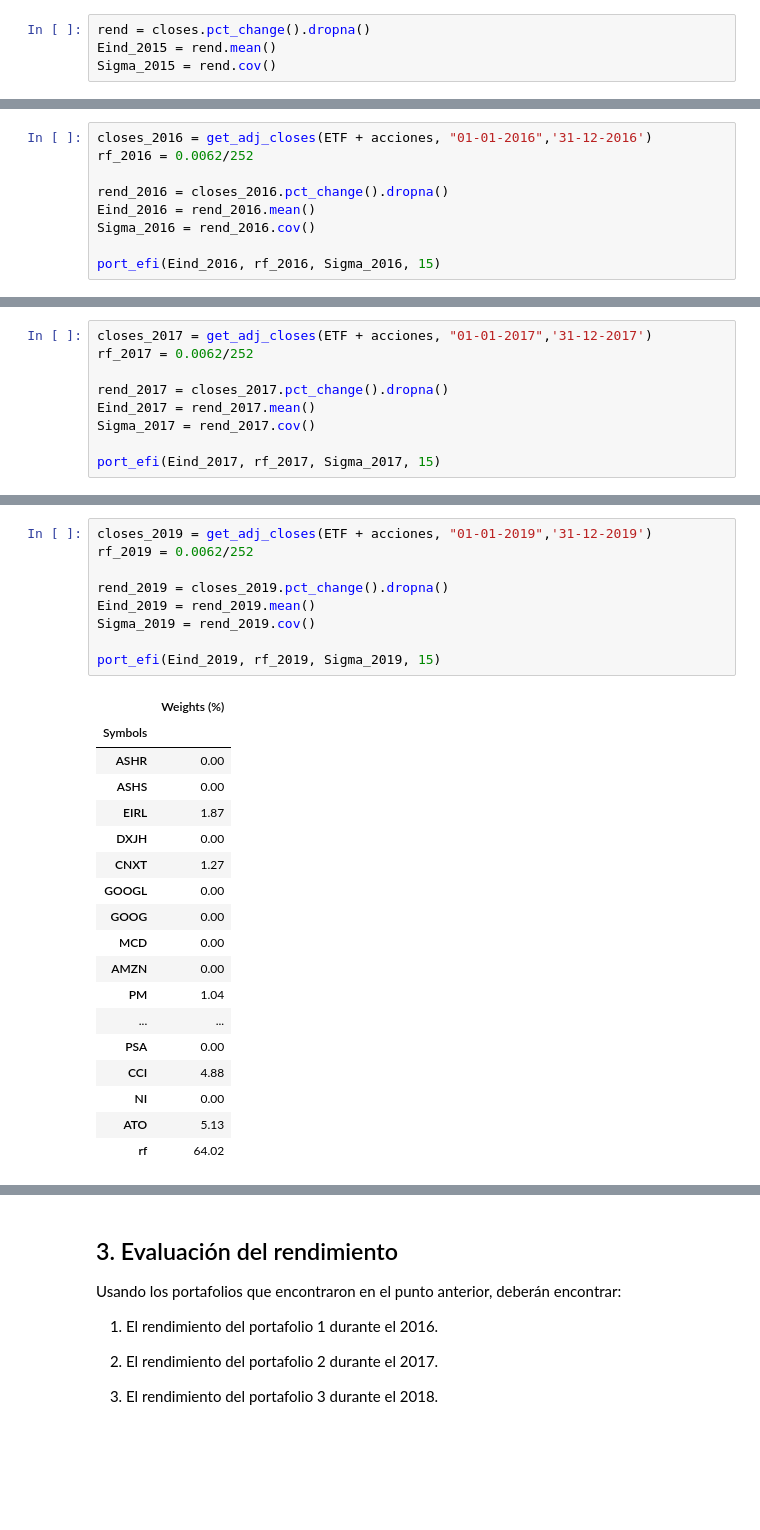
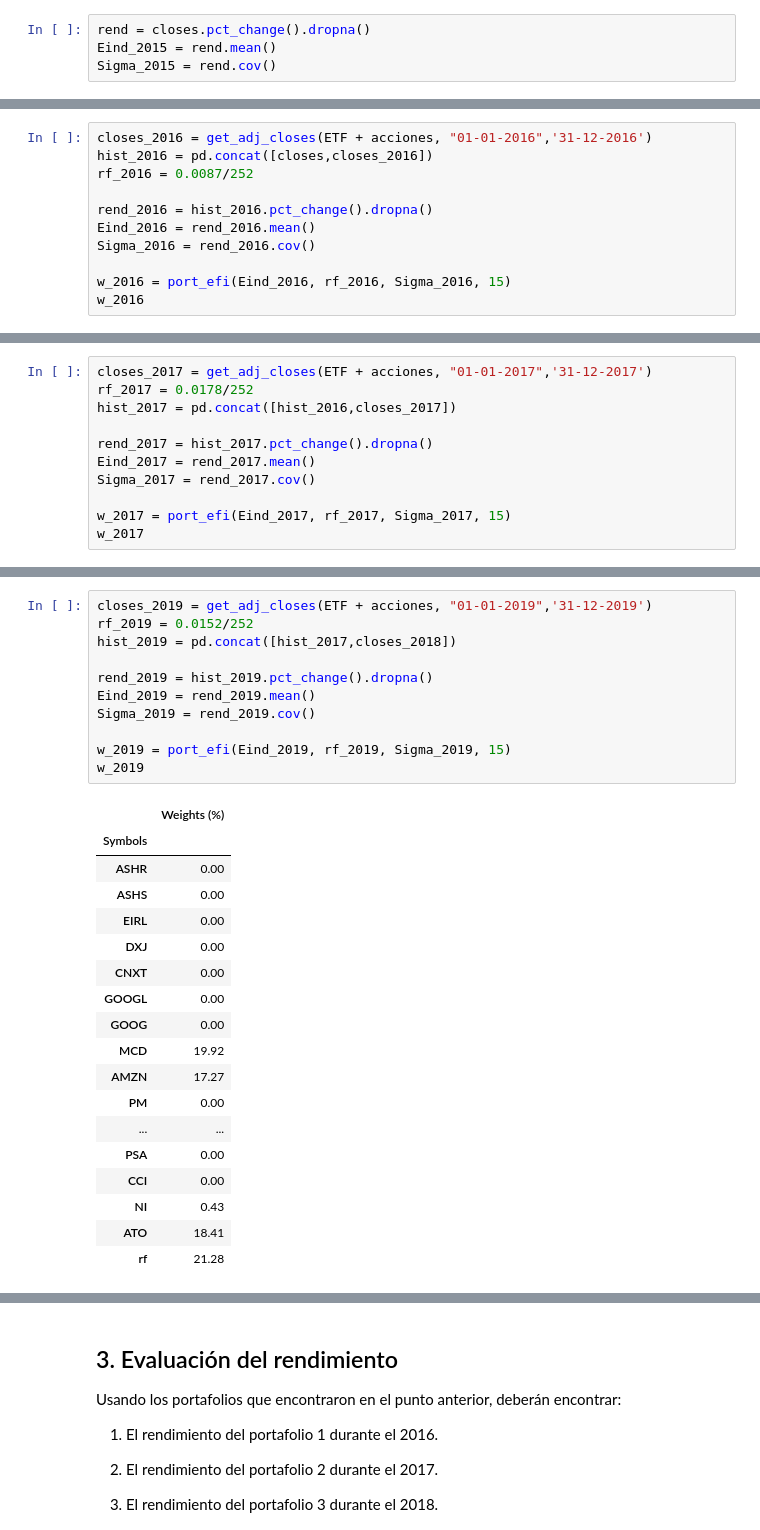
Before and after one commit to MontseOP/Proyecto_Portafolios, a Jupyter notebook: Proyecto Ortiz-Palacios.ipynb, the cells around one changed output, grey strips where cells are left out. Saved outputs shown, nothing was run; the diff lists cells and outputs as text; blank space fills up the shorter version.

```diff
--- a/Proyecto Ortiz-Palacios.ipynb
+++ b/Proyecto Ortiz-Palacios.ipynb
@@ -185,13 +166,15 @@ port_efi(Eind_2015, rf_2015, Sigma_2015, 15)
 | rf | 0.63 |
 # %%
 closes_2016 = get_adj_closes(ETF + acciones, "01-01-2016",'31-12-2016')
-rf_2016 = 0.0062/252
+hist_2016 = pd.concat([closes,closes_2016])
+rf_2016 = 0.0087/252
 
-rend_2016 = closes_2016.pct_change().dropna()
+rend_2016 = hist_2016.pct_change().dropna()
 Eind_2016 = rend_2016.mean()
 Sigma_2016 = rend_2016.cov()
 
-port_efi(Eind_2016, rf_2016, Sigma_2016, 15)
+w_2016 = port_efi(Eind_2016, rf_2016, Sigma_2016, 15)
+w_2016
 # %% [output]
 |  | Weights (%) |
 | Symbols |  |
@@ -214,12 +197,14 @@ port_efi(Eind_2016, rf_2016, Sigma_2016, 15)
 # %%
 closes_2017 = get_adj_closes(ETF + acciones, "01-01-2017",'31-12-2017')
-rf_2017 = 0.0062/252
+rf_2017 = 0.0178/252
+hist_2017 = pd.concat([hist_2016,closes_2017])
 
-rend_2017 = closes_2017.pct_change().dropna()
+rend_2017 = hist_2017.pct_change().dropna()
 Eind_2017 = rend_2017.mean()
 Sigma_2017 = rend_2017.cov()
 
-port_efi(Eind_2017, rf_2017, Sigma_2017, 15)
+w_2017 = port_efi(Eind_2017, rf_2017, Sigma_2017, 15)
+w_2017
 # %% [output]
 |  | Weights (%) |
 | Symbols |  |
@@ -270,30 +257,32 @@ port_efi(Eind_2018, rf_2018, Sigma_2018, 15)
 # %%
 closes_2019 = get_adj_closes(ETF + acciones, "01-01-2019",'31-12-2019')
-rf_2019 = 0.0062/252
+rf_2019 = 0.0152/252
+hist_2019 = pd.concat([hist_2017,closes_2018])
 
-rend_2019 = closes_2019.pct_change().dropna()
+rend_2019 = hist_2019.pct_change().dropna()
 Eind_2019 = rend_2019.mean()
 Sigma_2019 = rend_2019.cov()
 
-port_efi(Eind_2019, rf_2019, Sigma_2019, 15)
+w_2019 = port_efi(Eind_2019, rf_2019, Sigma_2019, 15)
+w_2019
 # %% [output]
 |  | Weights (%) |
 | Symbols |  |
 | ASHR | 0.00 |
 | ASHS | 0.00 |
-| EIRL | 1.87 |
-| DXJH | 0.00 |
-| CNXT | 1.27 |
+| EIRL | 0.00 |
+| DXJ | 0.00 |
+| CNXT | 0.00 |
 | GOOGL | 0.00 |
 | GOOG | 0.00 |
-| MCD | 0.00 |
-| AMZN | 0.00 |
-| PM | 1.04 |
+| MCD | 19.92 |
+| AMZN | 17.27 |
+| PM | 0.00 |
 | ... | ... |
 | PSA | 0.00 |
-| CCI | 4.88 |
-| NI | 0.00 |
-| ATO | 5.13 |
-| rf | 64.02 |
+| CCI | 0.00 |
+| NI | 0.43 |
+| ATO | 18.41 |
+| rf | 21.28 |
 # %%
 closes_2020 = get_adj_closes(ETF + acciones, "01-01-2020",'31-12-2020')
```
Also changed, not shown: parts of 16 cells of this notebook.
